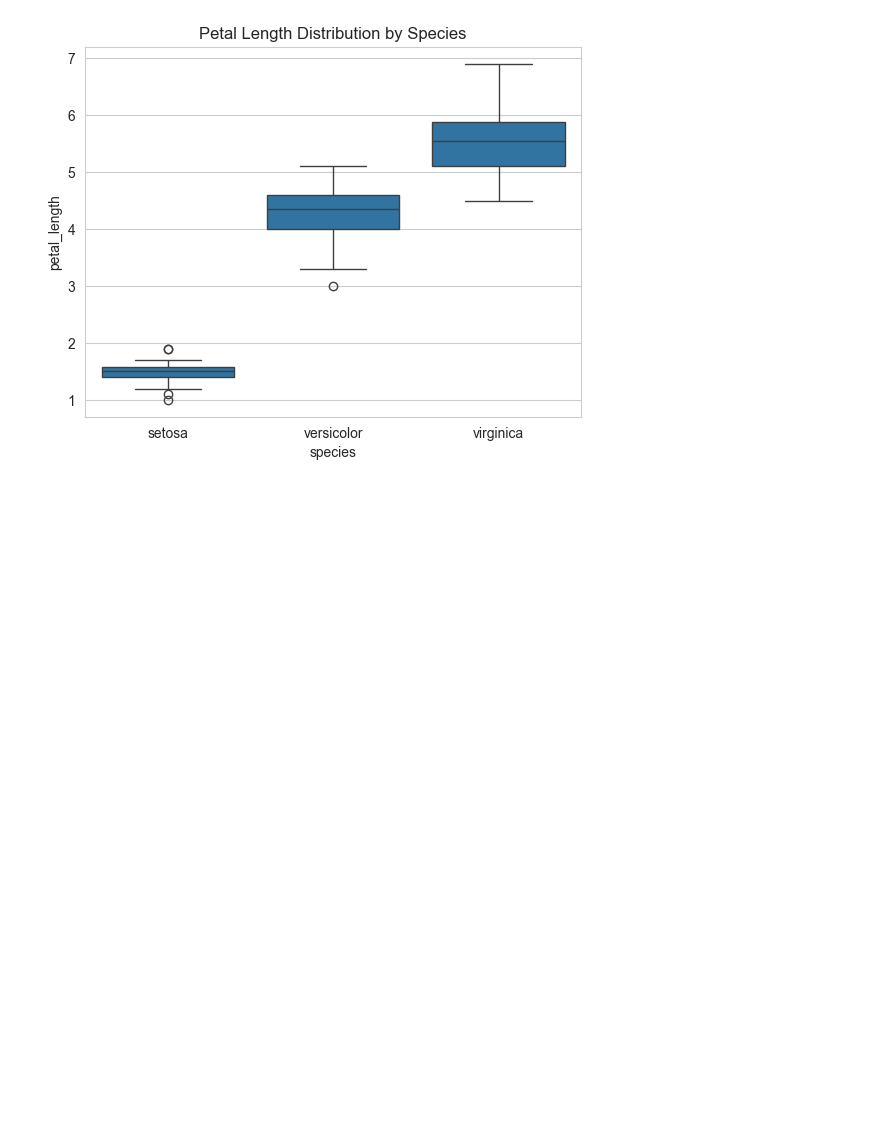
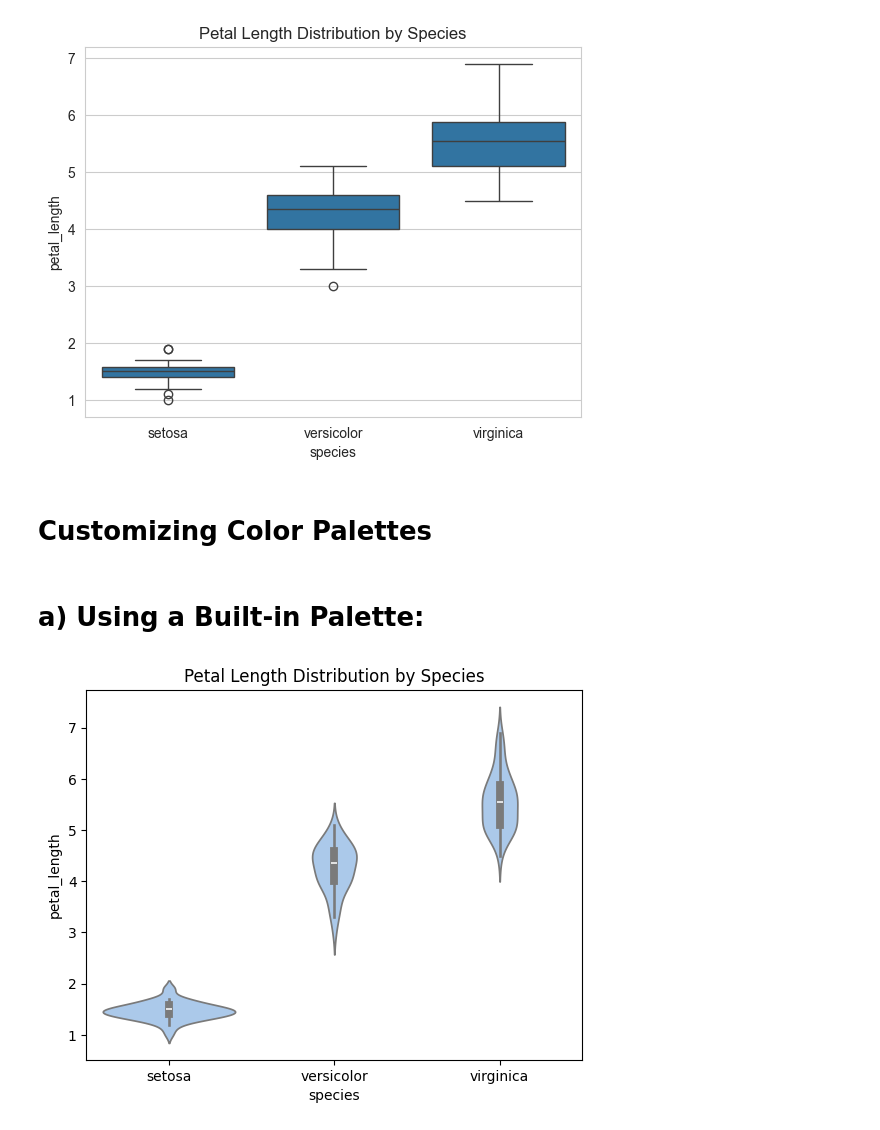
Before and after one commit to Nadindlapujitha/ML, a Jupyter notebook: ml/day-8/se.ipynb, the cells around one changed output. Cells and saved outputs as stored; diff of their text form; code cells hidden in the pictures; blank space fills up the shorter version.

```diff
--- a/ml/day-8/se.ipynb
+++ b/ml/day-8/se.ipynb
@@ -161,3 +161,19 @@ plt.title('Petal Length Distribution by Species')
 plt.show()
 # %% [output]
 [figure]
+# %% [markdown]
+#  Customizing Color Palettes
+# %% [markdown]
+# a) Using a Built-in Palette:
+# %%
+
+import seaborn as sns
+import matplotlib.pyplot as plt
+
+sns.set_palette("pastel")
+
+sns.violinplot(x='species', y='petal_length', data=sns.load_dataset('iris'))
+plt.title('Petal Length Distribution by Species')
+plt.show()
+# %% [output]
+[figure, added]
```
Also changed, not shown: parts of 14 cells of this notebook, 1 other file.
